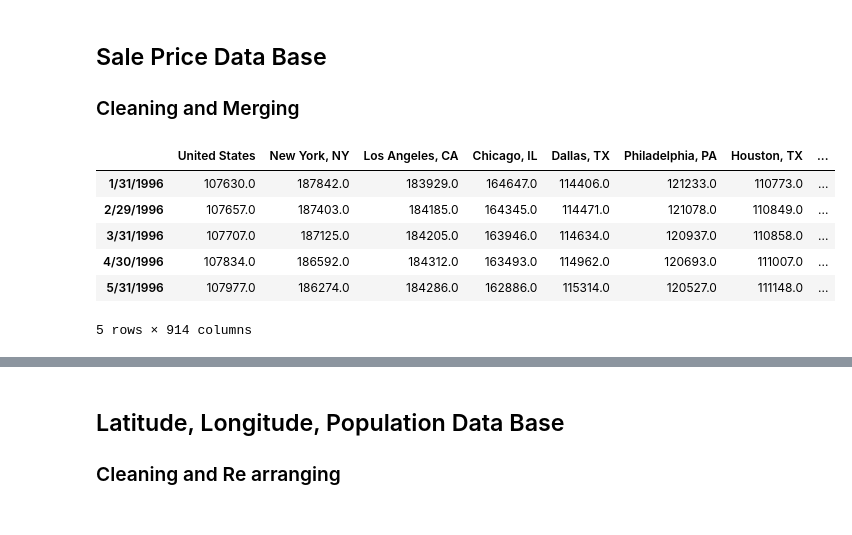
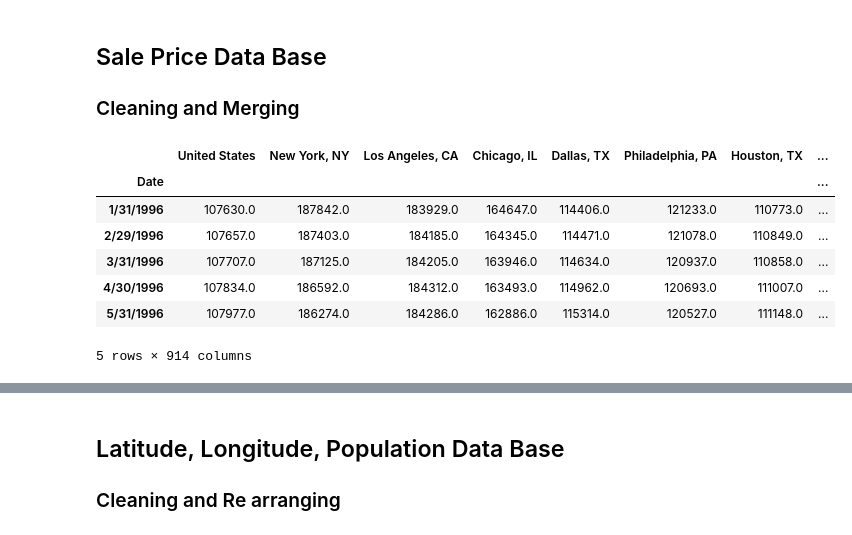
Before and after one commit to Luminous171/Project_1, a Jupyter notebook: Python_Files/clean_data_bases_2020.11.10.ipynb, the cells around one changed output, grey strips where cells are left out. Saved outputs shown, nothing was run; the diff lists cells and outputs as text; code cells hidden in the pictures.

```diff
--- a/Python_Files/clean_data_bases_2020.11.10.ipynb
+++ b/Python_Files/clean_data_bases_2020.11.10.ipynb
@@ -38,35 +38,40 @@ house_price_df=house_price_df.drop(columns=['RegionID','SizeRank', 'RegionName',
 
 # Create columns with city and state to allow more flexibility when showing data
 house_price_df.index.rename('MSA_interim', inplace=True)
 house_price_df.reset_index(inplace=True)
 
 # DELETE house_price_df.rename(columns={'index':'MSA'}, inplace= True)
 house_price_df[['city_interim','State']] = house_price_df['MSA_interim'].str.split(", ", n = 1, expand=True) # Split City from text string
 
 # Keep first city in list; e.g Dallas-Fort Worth will be dallas
 house_price_df[['City','Extra1']] = house_price_df['city_interim'].str.split("-", n = 1, expand=True) # Split Cities from text string
 
 # Create nique identifier
 house_price_df['MSA']=house_price_df['City']+', '+house_price_df['State']
 
 # Replace United States that is NAN. Confirmed is the only null with house_price_df['MSA'].isna().sum()
 house_price_df['MSA'].fillna('United States',inplace=True)
 
-house_price_df.set_index('MSA',inplace=True)
+# Change name of MSa to Date and create an index
+# DELETE house_price_df.rename(columns={'MSA':'Date'},inplace=True)
+# DELETE: house_price_df.set_index('Date',inplace=True)
 
 house_price_df=house_price_df.drop(columns=['city_interim','State', 'City', 'Extra1','MSA_interim'])
-
+house_price_df.set_index('MSA',inplace=True)
 
 # Transpose dataframe
 house_price_df=house_price_df.transpose()
 # Drop the name that would look as the name of the index otherwise
 house_price_df.columns.name = None
+# set index
+house_price_df.index.rename('Date',inplace=True)
 
 
 house_price_df.head(5)
 # region_id_df.plot(legend=False)
 # %% [output]
 |  | United States | New York, NY | Los Angeles, CA | Chicago, IL | Dallas, TX | Philadelphia, PA | Houston, TX | ... |
+| Date |  |  |  |  |  |  |  | ... |
 | 1/31/1996 | 107630.0 | 187842.0 | 183929.0 | 164647.0 | 114406.0 | 121233.0 | 110773.0 | ... |
 | 2/29/1996 | 107657.0 | 187403.0 | 184185.0 | 164345.0 | 114471.0 | 121078.0 | 110849.0 | ... |
 | 3/31/1996 | 107707.0 | 187125.0 | 184205.0 | 163946.0 | 114634.0 | 120937.0 | 110858.0 | ... |
```
Also changed, not shown: parts of 11 cells of this notebook.
